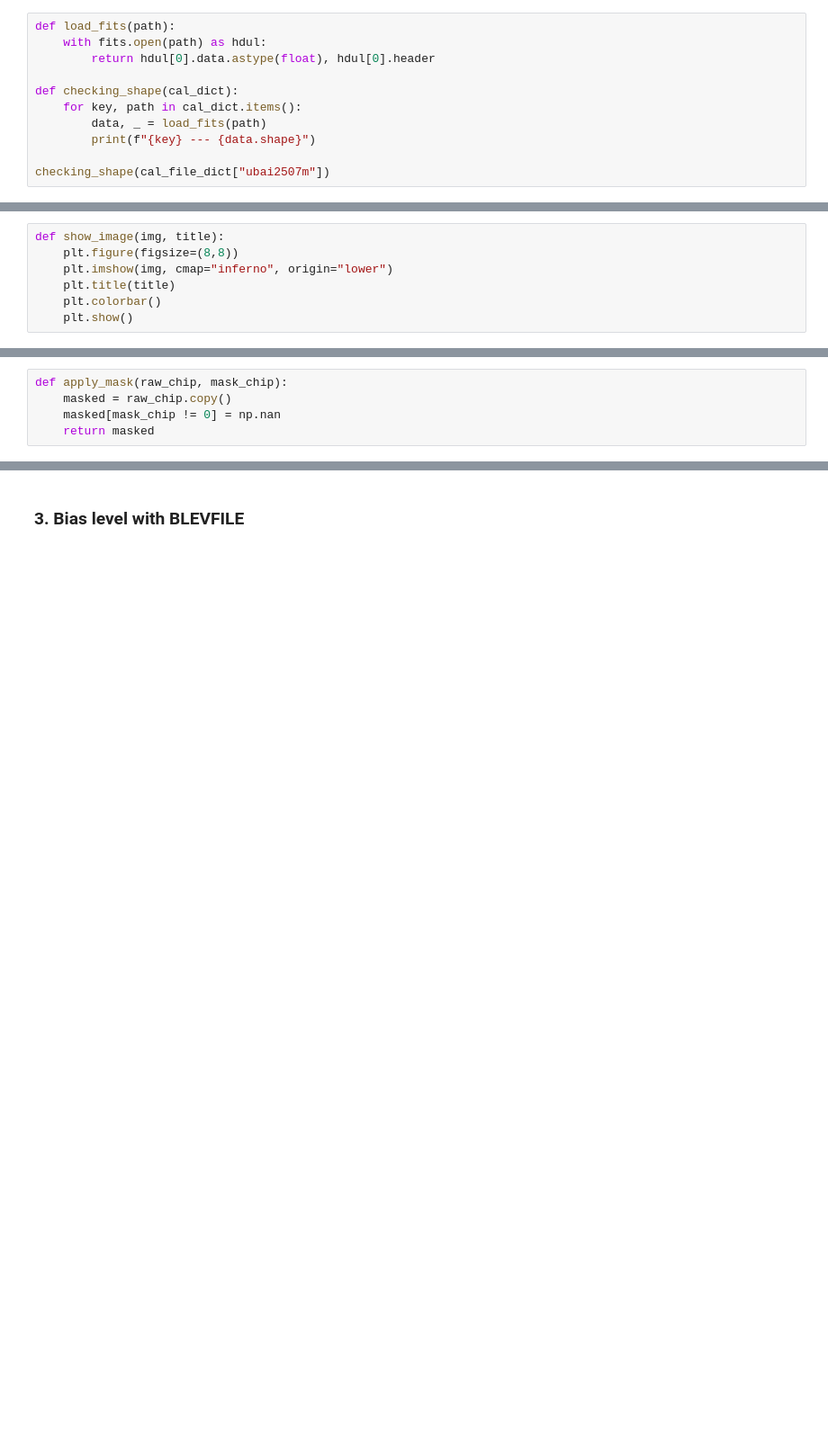
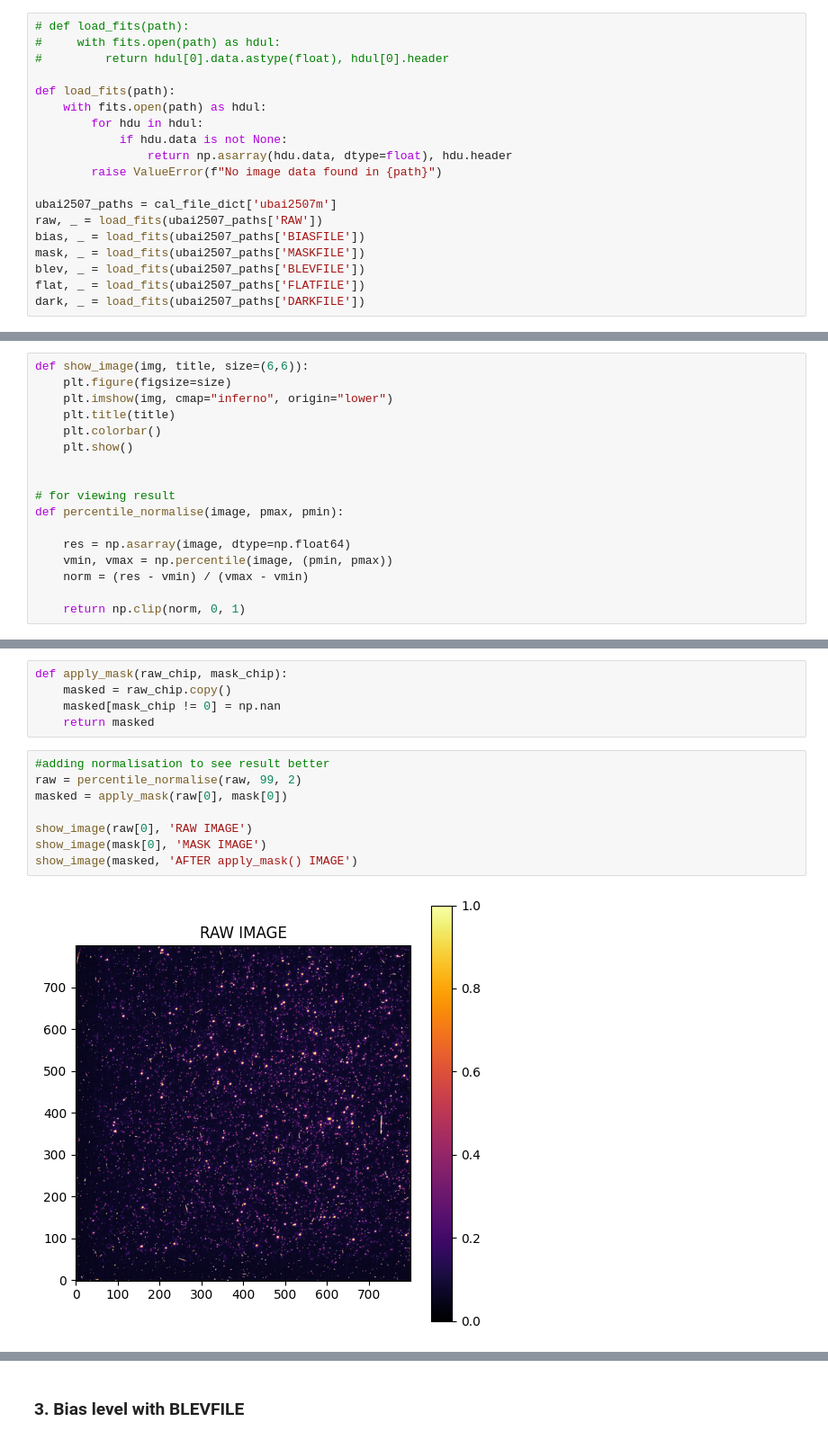
Before and after one commit to RachelOdunuga/optical-detectors-hst-sentinel, a Jupyter notebook: hst-assignment.ipynb, the cells around one changed output, grey strips where cells are left out. Shown at 90% size. Drawn from its saved outputs; the diff is of its cells as text; blank space fills up the shorter version.

Commit message:
Testing and Applying Mask Function

```diff
--- a/hst-assignment.ipynb
+++ b/hst-assignment.ipynb
@@ -37,11 +57,19 @@ cal_file_dict = load_calibration_files(cal_set)
 # %%
+# def load_fits(path):
+#     with fits.open(path) as hdul:
+#         return hdul[0].data.astype(float), hdul[0].header
+
 def load_fits(path):
     with fits.open(path) as hdul:
-        return hdul[0].data.astype(float), hdul[0].header
+        for hdu in hdul:
+            if hdu.data is not None:
+                return np.asarray(hdu.data, dtype=float), hdu.header
+        raise ValueError(f"No image data found in {path}")
 
-def checking_shape(cal_dict):
-    for key, path in cal_dict.items():
-        data, _ = load_fits(path)
-        print(f"{key} --- {data.shape}")
-
-checking_shape(cal_file_dict["ubai2507m"])
+ubai2507_paths = cal_file_dict['ubai2507m']
+raw, _ = load_fits(ubai2507_paths['RAW'])
+bias, _ = load_fits(ubai2507_paths['BIASFILE'])
+mask, _ = load_fits(ubai2507_paths['MASKFILE'])
+blev, _ = load_fits(ubai2507_paths['BLEVFILE'])
+flat, _ = load_fits(ubai2507_paths['FLATFILE'])
+dark, _ = load_fits(ubai2507_paths['DARKFILE'])
@@ -56,10 +78,20 @@ RAW --- (4, 800, 800)
 # %%
-def show_image(img, title):
-    plt.figure(figsize=(8,8))
+def show_image(img, title, size=(6,6)):
+    plt.figure(figsize=size)
     plt.imshow(img, cmap="inferno", origin="lower")
     plt.title(title)
     plt.colorbar()
     plt.show()
+
+
+# for viewing result
+def percentile_normalise(image, pmax, pmin):
+
+    res = np.asarray(image, dtype=np.float64)
+    vmin, vmax = np.percentile(image, (pmin, pmax))
+    norm = (res - vmin) / (vmax - vmin)
+
+    return np.clip(norm, 0, 1)
 # %% [markdown]
 ### 1. Mask invalid data with MASKFILE
 # %%
@@ -67,3 +99,13 @@ def apply_mask(raw_chip, mask_chip):
     masked = raw_chip.copy()
     masked[mask_chip != 0] = np.nan
     return masked
+# %%
+#adding normalisation to see result better
+raw = percentile_normalise(raw, 99, 2)
+masked = apply_mask(raw[0], mask[0])
+
+show_image(raw[0], 'RAW IMAGE')
+show_image(mask[0], 'MASK IMAGE')
+show_image(masked, 'AFTER apply_mask() IMAGE')
+# %% [output]
+[figure, added]
```
Also changed, not shown: parts of 5 cells of this notebook.
